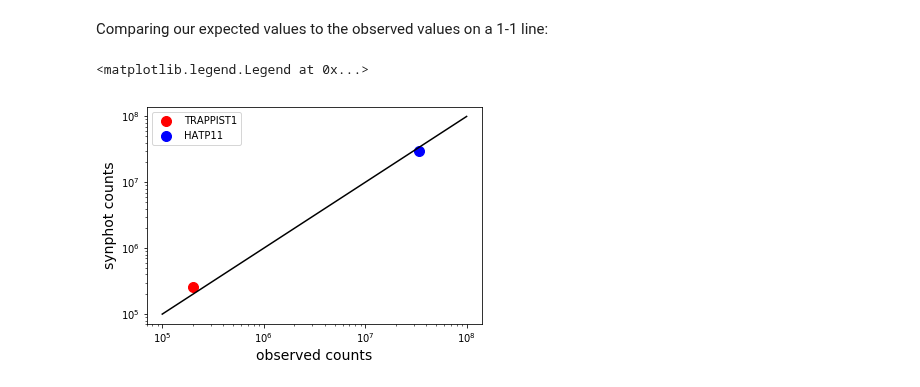
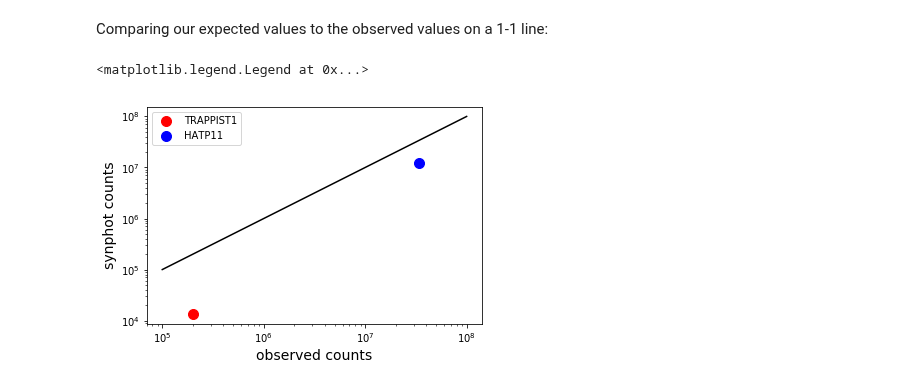
Before and after one commit to tcjansen/GSoC, a Jupyter notebook: observing_examples.ipynb, the cells around one changed output. Drawn from its saved outputs; the diff is of its cells as text; code cells hidden in the pictures.

```diff
--- a/observing_examples.ipynb
+++ b/observing_examples.ipynb
@@ -98,9 +101,9 @@ bp_atmos_qe['r'].plot(left=3000, right=14000)
 # %% [markdown]
 Finally, we convolve the source spectrum with all of these effects using <tt>synphot</tt>'s <a href="https://synphot.readthedocs.io/en/latest/synphot/observation.html">Observation</a>:
 # %%
-observation = {}
-for band in sdss:
-    observation[band] = Observation(photlam_hatp11,
+band = 'r'  # only want to know about the r-band
+
+observation = Observation(photlam_hatp11,
                       bp_atmos_qe[band],
                       binset=bp_atmos_qe[band].waveset,
                       force='taper')
@@ -109,11 +112,4 @@ To get the expected count rate for a specific collecting area, use the <a href="
 # %%
-waverange = (3000, 11000) # according to the ARCTIC webpage, the z band is cut off at 11k AA
+waverange = (3000, 11300) # according to the ARCTIC webpage, the z band is cut off around 11k AA
 
-counts_hatp11 = {}
-print("HAT-P-11 counts in each filter for 10 s exposure:")
-for band in sdss:
-    # enforce the wavelength range by setting waverange
-    countrate = observation[band].countrate(area=aperture_area, waverange=waverange) / gain
-    counts_hatp11[band] = countrate * 10 * u.s
-
-    print(band + ":", int(counts_hatp11[band].value), "ct")
+countrate = observation.countrate(area=aperture_area, waverange=waverange) / gain
@@ -126,0 +118,5 @@ z: 17287938 ct
+# %%
+counts_hatp11 = countrate * 10 * u.s
+
+print("HAT-P-11 counts in the r-band, 10 s exposure:")
+print(int(counts_hatp11.value), "cts")
@@ -155,14 +154,13 @@ photlam_trappist1.plot(flux_unit='Jy', left=0, right=60000)
 # %%
-counts_trappist1 = {}
-print("TRAPPIST-1 counts in each filter for 10s exposure:")
-for band in sdss:
-    bandpass = SpectralElement.from_file('sdss/' + band + '.dat')
-    observation = Observation(photlam_trappist1,
-                      bandpass * quantum_efficiency * atmosphere,
-                      binset=bp.waveset)
+band = 'z'
+observation = Observation(photlam_trappist1,
+                      bp_atmos_qe[band],
+                      binset=bp_atmos_qe[band].waveset,
+                      force='taper')
 
-    countrate = observation.countrate(area=aperture_area, waverange=waverange) / gain
-    counts_trappist1[band] = countrate * 10 * u.s
+countrate = observation.countrate(area=aperture_area, waverange=waverange) / gain
+counts_trappist1 = countrate * 10 * u.s
 
-    print(band + ":", int(counts_trappist1[band].value), "ct")
+print("TRAPPIST-1 counts in the z-band, 10 s exposure:")
+print(int(counts_trappist1.value), "cts")
 # %% [output]
@@ -187,19 +181,19 @@ TRAPPIST-1 in z-band: 203.0 thousand counts
 # %% [markdown]
 Comparing our expected values to the observed values on a 1-1 line:
 # %%
-plt.scatter(trappist1_z_observed, counts_trappist1['z'], color='r', s=100, label='TRAPPIST1')
-plt.scatter(hatp11_r_observed, counts_hatp11['r'], color='b', s=100, label="HATP11")
+plt.scatter(trappist1_z_observed, counts_trappist1, color='r', s=100, label='TRAPPIST1')
+plt.scatter(hatp11_r_observed, counts_hatp11, color='b', s=100, label="HATP11")
 
 # one-to-one line
 plt.plot(np.linspace(1e5, 1e8, 20), np.linspace(1e5, 1e8, 20), color='black')
 
 plt.xscale('log')
 plt.yscale('log')
 
 plt.ylabel('synphot counts', size='14')
 plt.xlabel('observed counts', size='14')
 
 plt.legend()
 # %% [output]
 <matplotlib.legend.Legend at 0x...>
-[figure, old version]
+[figure, new version]
```
Also changed, not shown: parts of 11 cells of this notebook.
